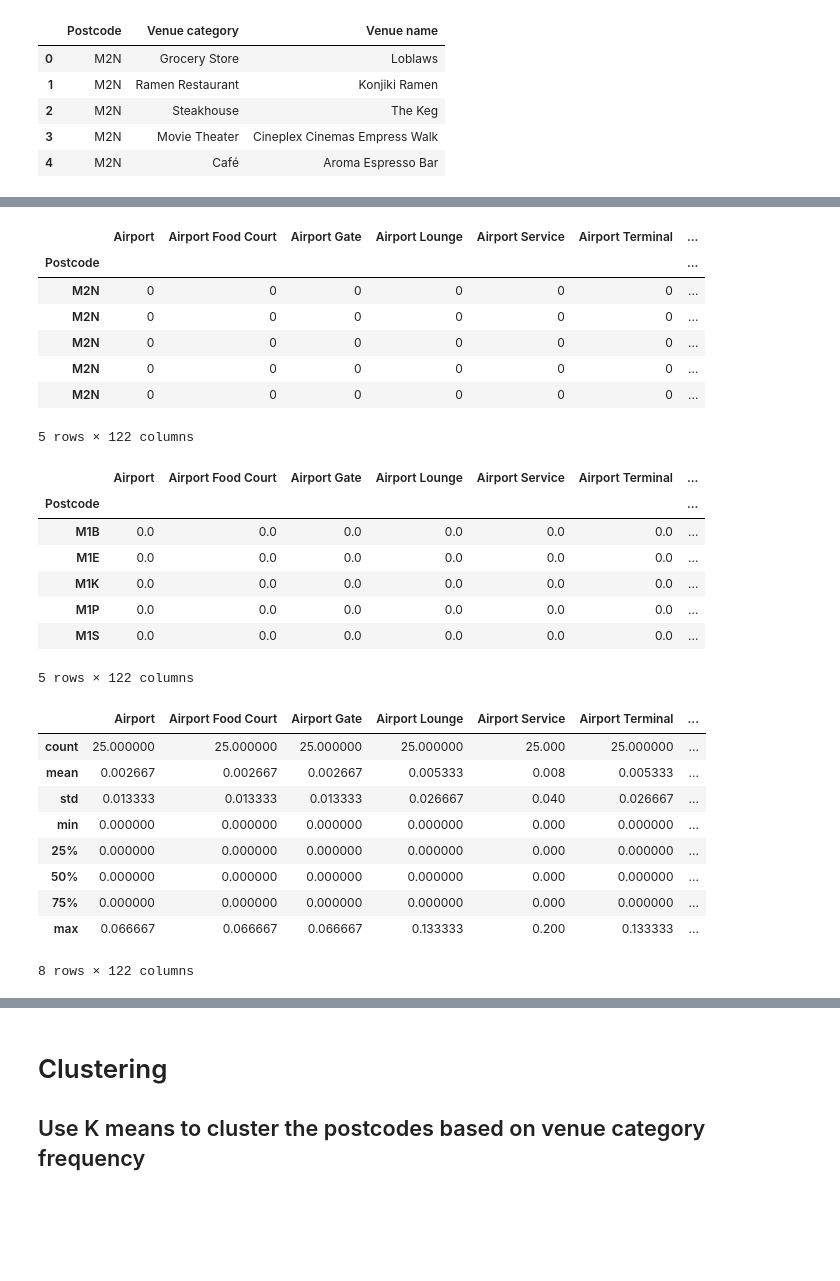
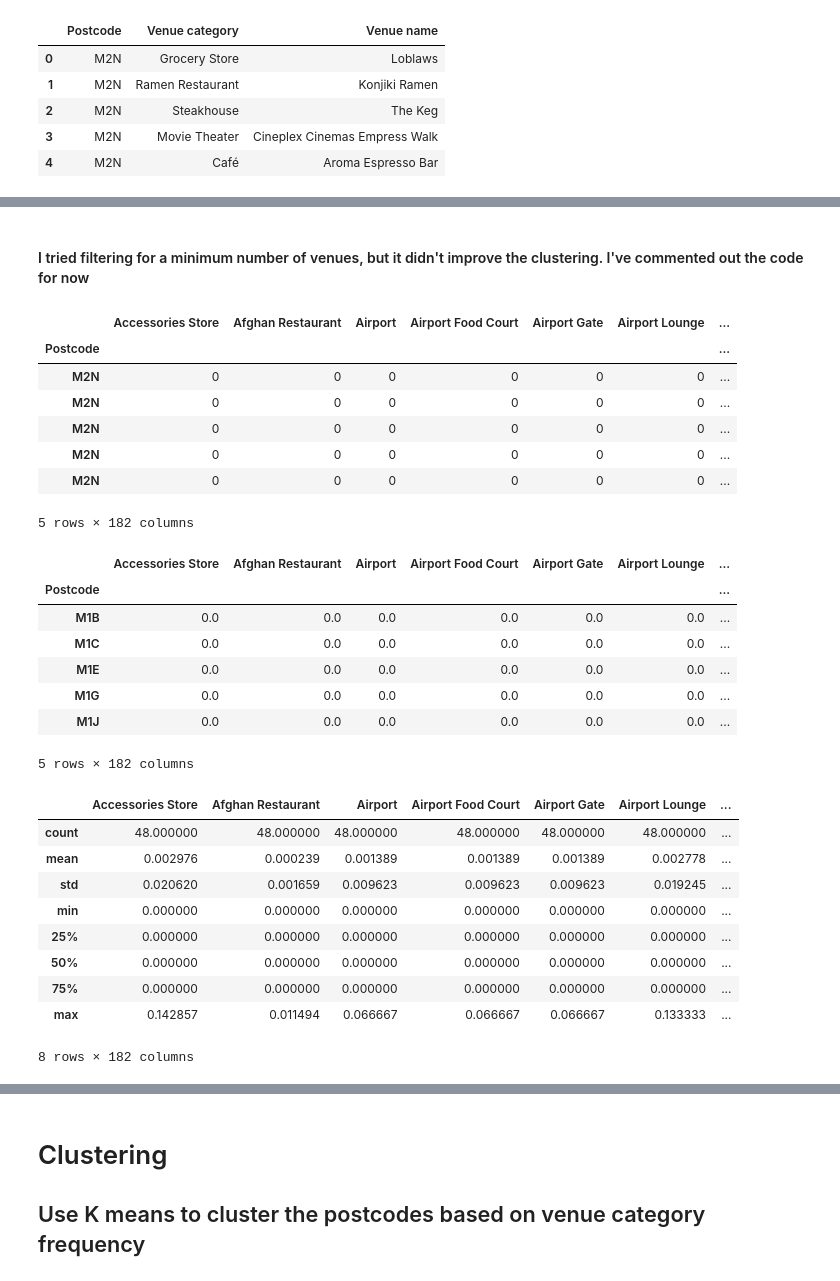
Before and after one commit to Ajstanley89/Battle-of-the-Neighborhoods, a Jupyter notebook: Clustering Toronto Neighborhoods.ipynb, the cells around one changed output, grey strips where cells are left out. Cells and saved outputs as stored; diff of their text form; code cells hidden in the pictures; blank space fills up the shorter version.

```diff
--- a/Clustering Toronto Neighborhoods.ipynb
+++ b/Clustering Toronto Neighborhoods.ipynb
@@ -464,5 +359,8 @@ df.head()
 | 4 | M2N | Café | Aroma Espresso Bar |
 # %%
 # See how many venues were returned for each post code
-df.groupby(['Postcode']).count().sort_values(['Venue category'], ascending=False)
+grouped_df = df.groupby(['Postcode']).count().sort_values(['Venue category'], ascending=True)
+grouped_df.rename(columns={'Venue category':"Venue count"}, inplace=True)
+grouped_df.drop(columns=['Venue name'])
+grouped_df.plot(kind='barh', y=['Venue count'],figsize=(12,8))
 # %% [output]
@@ -511,43 +392,53 @@ Name: Venue category, Length: 122, dtype: int64
+# %% [markdown]
+#### I tried filtering for a minimum number of venues, but it didn't improve the clustering. I've commented out the code for now
 # %%
+# filter main df for postcodes with 10+ venues. Can do this with merging on 'Postcode'
+'''
+n = 10
+min_venue_df = grouped_df.loc[grouped_df['Venue count']>=n,:]
+min_venue_df
+df = pd.merge(df, min_venue_df, on='Postcode')
+'''
+
 # One hot encode the venue categories
 df = df.set_index(['Postcode'])
 one_hot_df = pd.get_dummies(df['Venue category'])
 one_hot_df.head()
 # %% [output]
-|  | Airport | Airport Food Court | Airport Gate | Airport Lounge | Airport Service | Airport Terminal | ... |
+|  | Accessories Store | Afghan Restaurant | Airport | Airport Food Court | Airport Gate | Airport Lounge | ... |
 | Postcode |  |  |  |  |  |  | ... |
 | M2N | 0 | 0 | 0 | 0 | 0 | 0 | ... |
 | M2N | 0 | 0 | 0 | 0 | 0 | 0 | ... |
 | M2N | 0 | 0 | 0 | 0 | 0 | 0 | ... |
 | M2N | 0 | 0 | 0 | 0 | 0 | 0 | ... |
 | M2N | 0 | 0 | 0 | 0 | 0 | 0 | ... |
-5 rows × 122 columns
+5 rows × 182 columns
 # %%
 # calculate the frequency for each category
 freq_df = one_hot_df.groupby(['Postcode']).mean()
 freq_df.head()
 # %% [output]
-|  | Airport | Airport Food Court | Airport Gate | Airport Lounge | Airport Service | Airport Terminal | ... |
+|  | Accessories Store | Afghan Restaurant | Airport | Airport Food Court | Airport Gate | Airport Lounge | ... |
 | Postcode |  |  |  |  |  |  | ... |
 | M1B | 0.0 | 0.0 | 0.0 | 0.0 | 0.0 | 0.0 | ... |
+| M1C | 0.0 | 0.0 | 0.0 | 0.0 | 0.0 | 0.0 | ... |
 | M1E | 0.0 | 0.0 | 0.0 | 0.0 | 0.0 | 0.0 | ... |
-| M1K | 0.0 | 0.0 | 0.0 | 0.0 | 0.0 | 0.0 | ... |
-| M1P | 0.0 | 0.0 | 0.0 | 0.0 | 0.0 | 0.0 | ... |
-| M1S | 0.0 | 0.0 | 0.0 | 0.0 | 0.0 | 0.0 | ... |
+| M1G | 0.0 | 0.0 | 0.0 | 0.0 | 0.0 | 0.0 | ... |
+| M1J | 0.0 | 0.0 | 0.0 | 0.0 | 0.0 | 0.0 | ... |
-5 rows × 122 columns
+5 rows × 182 columns
 # %%
 freq_df.describe()
 # %% [output]
-|  | Airport | Airport Food Court | Airport Gate | Airport Lounge | Airport Service | Airport Terminal | ... |
-| count | 25.000000 | 25.000000 | 25.000000 | 25.000000 | 25.000 | 25.000000 | ... |
-| mean | 0.002667 | 0.002667 | 0.002667 | 0.005333 | 0.008 | 0.005333 | ... |
-| std | 0.013333 | 0.013333 | 0.013333 | 0.026667 | 0.040 | 0.026667 | ... |
-| min | 0.000000 | 0.000000 | 0.000000 | 0.000000 | 0.000 | 0.000000 | ... |
-| 25% | 0.000000 | 0.000000 | 0.000000 | 0.000000 | 0.000 | 0.000000 | ... |
-| 50% | 0.000000 | 0.000000 | 0.000000 | 0.000000 | 0.000 | 0.000000 | ... |
-| 75% | 0.000000 | 0.000000 | 0.000000 | 0.000000 | 0.000 | 0.000000 | ... |
-| max | 0.066667 | 0.066667 | 0.066667 | 0.133333 | 0.200 | 0.133333 | ... |
+|  | Accessories Store | Afghan Restaurant | Airport | Airport Food Court | Airport Gate | Airport Lounge | ... |
+| count | 48.000000 | 48.000000 | 48.000000 | 48.000000 | 48.000000 | 48.000000 | ... |
+| mean | 0.002976 | 0.000239 | 0.001389 | 0.001389 | 0.001389 | 0.002778 | ... |
+| std | 0.020620 | 0.001659 | 0.009623 | 0.009623 | 0.009623 | 0.019245 | ... |
+| min | 0.000000 | 0.000000 | 0.000000 | 0.000000 | 0.000000 | 0.000000 | ... |
+| 25% | 0.000000 | 0.000000 | 0.000000 | 0.000000 | 0.000000 | 0.000000 | ... |
+| 50% | 0.000000 | 0.000000 | 0.000000 | 0.000000 | 0.000000 | 0.000000 | ... |
+| 75% | 0.000000 | 0.000000 | 0.000000 | 0.000000 | 0.000000 | 0.000000 | ... |
+| max | 0.142857 | 0.011494 | 0.066667 | 0.066667 | 0.066667 | 0.133333 | ... |
-8 rows × 122 columns
+8 rows × 182 columns
 # %%
 # Transpose df, then just sort the 1st column try just sorting the first row by descending most common category
 trans_freq = freq_df.T
```
Also changed, not shown: parts of 33 cells of this notebook.
